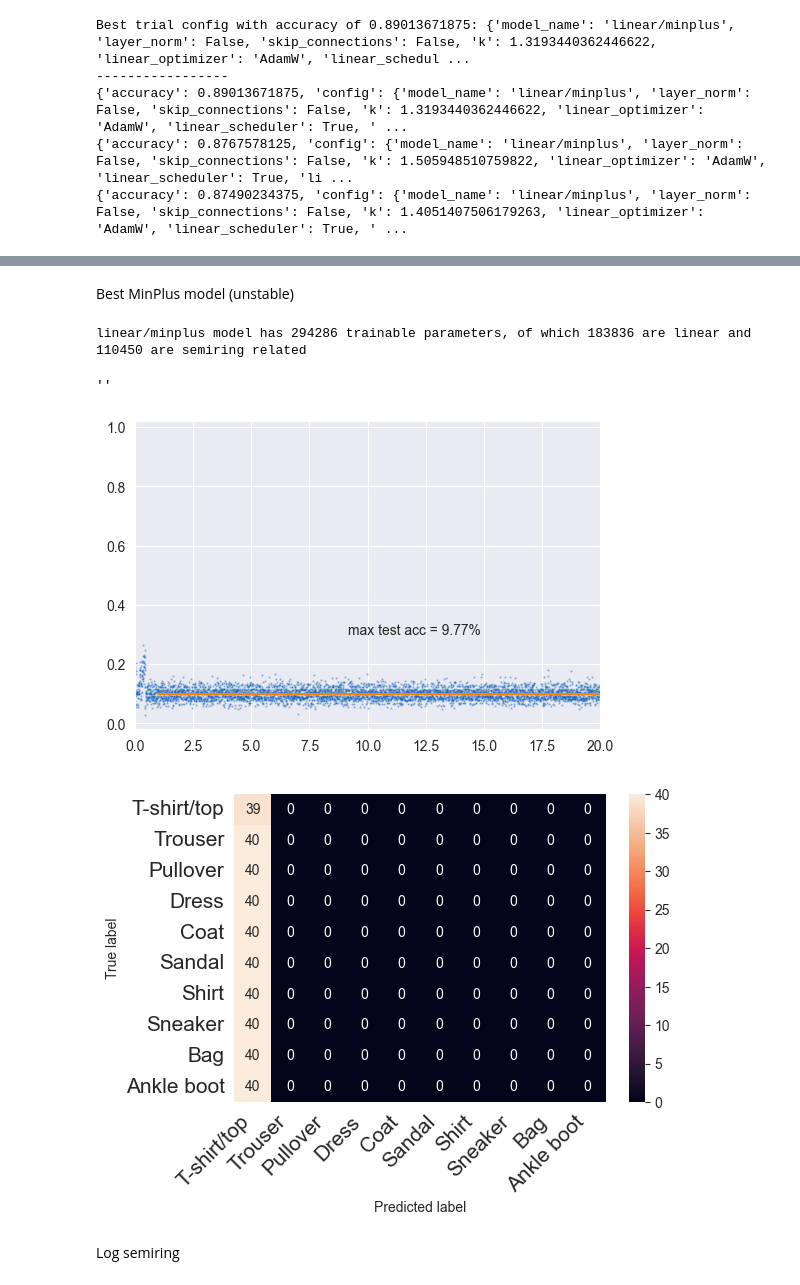
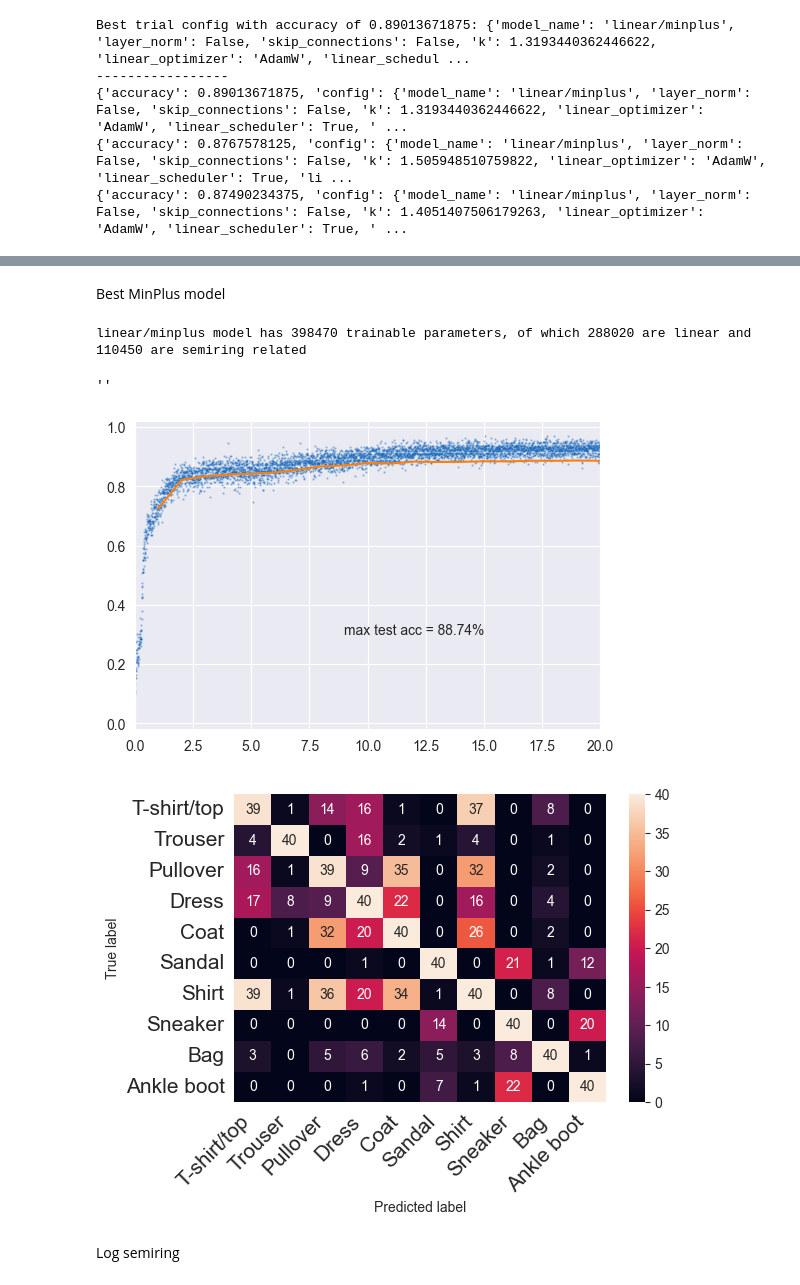
Before and after one commit to bmnsmets/semitorch, a Jupyter notebook: experiments/fullyconnected_fashion_standardized.ipynb, the cells around one changed output, grey strips where cells are left out. Saved outputs shown, nothing was run; the diff lists cells and outputs as text; code cells hidden in the pictures.

```diff
--- a/experiments/fullyconnected_fashion_standardized.ipynb
+++ b/experiments/fullyconnected_fashion_standardized.ipynb
@@ -765,43 +845,43 @@ Best trial config with accuracy of 0.89013671875: {'model_name': 'linear/minplus
 # %% [markdown]
-Best MinPlus model (unstable)
+Best MinPlus model
 # %%
-best_minplus_model = Model("linear/minplus", layer_norm=False, skip_connections=False, k=1.3193440362446622).to(device)
+best_minplus_model = Model("linear/minplus", layer_norm=True, skip_connections=True, k=2.386327233946164).to(device)
 
 print(f"{best_minplus_model.name} model has {count_parameters(best_minplus_model.parameters())} trainable parameters, "
       f"of which {count_parameters(nonminplus_parameters(best_minplus_model))} are linear "
       f"and {count_parameters(minplus_parameters(best_minplus_model))} are semiring related")
 
 best_minplus_linear_optimizer = torch.optim.AdamW(nonminplus_parameters(best_minplus_model), lr=0.002191529436858294, weight_decay=0.01)
 best_minplus_linear_scheduler = torch.optim.lr_scheduler.OneCycleLR(
     best_minplus_linear_optimizer,
     max_lr=0.002191529436858294,
     anneal_strategy="linear",
     pct_start=0.3,
     three_phase=True,
     final_div_factor=1000.0,
     div_factor=10.0,
     steps_per_epoch=len(fmnist_trainloader),
     epochs=20,
 )
-best_minplus_semiring_optimizer = TropicalSGD(minplus_parameters(best_minplus_model), lr=0.0017314799885488064)
+best_minplus_semiring_optimizer = torch.optim.SGD(minplus_parameters(best_minplus_model), lr=0.0029943956377409533)
 
 best_minplus_optimizers = [best_minplus_linear_optimizer, best_minplus_semiring_optimizer]
 best_minplus_schedulers = [best_minplus_linear_scheduler]
 
 train(
     best_minplus_model,
     fmnist_trainloader,
     fmnist_testloader,
     best_minplus_optimizers,
     best_minplus_schedulers,
     nn.CrossEntropyLoss(),
     20,
 )
 # %% [output]
-linear/minplus model has 294286 trainable parameters, of which 183836 are linear and 110450 are semiring related
+linear/minplus model has 398470 trainable parameters, of which 288020 are linear and 110450 are semiring related
 ''
-[figure, old version]
+[figure, new version]
-[figure, old version]
+[figure, new version]
 # %% [markdown]
 Log semiring
 # %%
```
Also changed, not shown: parts of 10 cells of this notebook, 4 other files.
